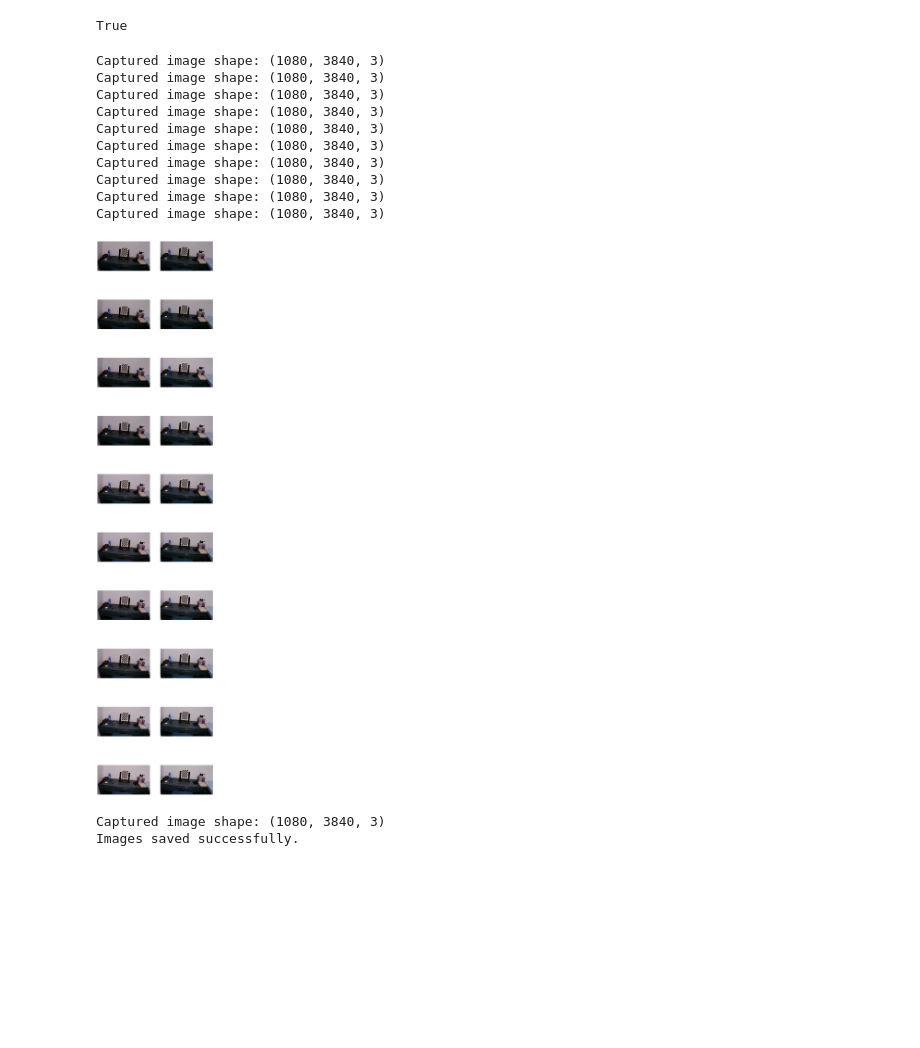
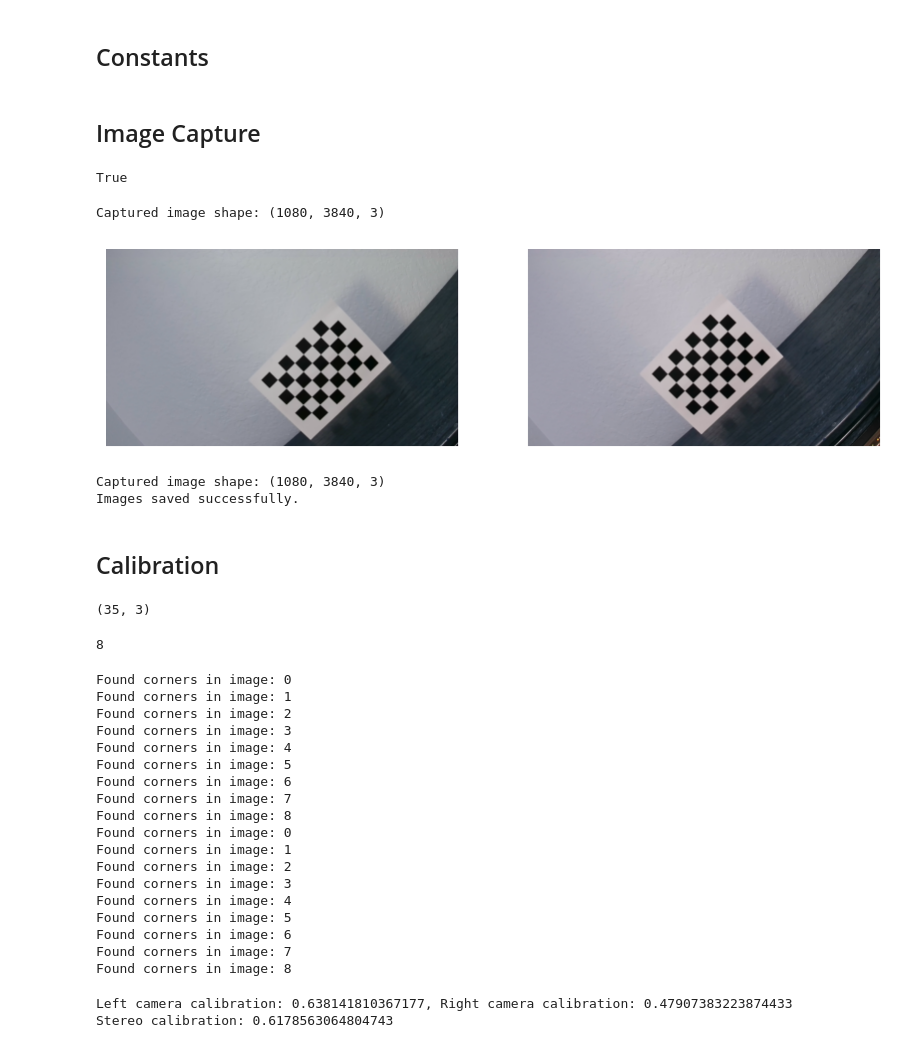
Before and after one commit to UW-RoboSoccer/vision_and_localization, a Jupyter notebook: testing/localization/camera_calibration/camera_calibration.ipynb, the cells around one changed output. Cells and saved outputs as stored; diff of their text form; code cells hidden in the pictures; blank space fills up the shorter version.

Commit message:
camera calibration jank

```diff
--- a/testing/localization/camera_calibration/camera_calibration.ipynb
+++ b/testing/localization/camera_calibration/camera_calibration.ipynb
@@ -5,3 +7,5 @@ import os
+# %% [markdown]
+## Constants
 # %%
 chess_board_size = (7, 5)
 frame_size = (3840, 1080)
@@ -8,3 +13,5 @@ frame_size = (3840, 1080)
+# %% [markdown]
+## Image Capture
 # %%
 cap = cv2.VideoCapture(1)
 cap.set(cv2.CAP_PROP_FRAME_WIDTH, frame_size[0])
@@ -34,23 +41,16 @@ def capture(ax_left, ax_right, save=False, plot=True):
             ax_left.axis('off')
             ax_right.axis('off')
 # %%
-num_images = 10
+num_images = 1
 fig, axes = plt.subplots(num_images, 2, figsize=(10, 5 * num_images))
+if num_images == 1:
+    axes = [axes]
 for i in range(num_images):
     ax_left, ax_right = axes[i]
     capture(ax_left, ax_right, save=False, plot=True)
 # %% [output]
 Captured image shape: (1080, 3840, 3)
-Captured image shape: (1080, 3840, 3)
-Captured image shape: (1080, 3840, 3)
-Captured image shape: (1080, 3840, 3)
-Captured image shape: (1080, 3840, 3)
-Captured image shape: (1080, 3840, 3)
-Captured image shape: (1080, 3840, 3)
-Captured image shape: (1080, 3840, 3)
-Captured image shape: (1080, 3840, 3)
-Captured image shape: (1080, 3840, 3)
-[figure, old version]
+[figure, new version]
 # %%
 capture(None, None, save=True, plot=False)
 # %% [output]
@@ -58,3 +58,17 @@ Captured image shape: (1080, 3840, 3)
 Images saved successfully.
 # %%
 cap.release()
+# %% [markdown]
+## Calibration
+# %%
+object_points = np.zeros((chess_board_size[0] * chess_board_size[1], 3), np.float32)
+object_points[:, :2] = np.mgrid[0:chess_board_size[0], 0:chess_board_size[1]].T.reshape(-1, 2)
+object_points *= square_size
+object_points.shape
+# %% [output]
+(35, 3)
+# %%
+images = max([int(img.split('.')[0].split('_')[1]) for img in os.listdir('./tuning_images/left/')])
+images
+# %% [output]
+8
@@ -60,0 +93,22 @@ cap.release()
+# %%
+corner_points_left = get_corners(images + 1, 'left')
+corner_points_right = get_corners(images + 1, 'right')
+# %% [output]
+Found corners in image: 0
+Found corners in image: 1
+Found corners in image: 2
+Found corners in image: 3
+Found corners in image: 4
+Found corners in image: 5
+Found corners in image: 6
+Found corners in image: 7
+Found corners in image: 8
+Found corners in image: 0
+Found corners in image: 1
+Found corners in image: 2
+Found corners in image: 3
+Found corners in image: 4
+Found corners in image: 5
+Found corners in image: 6
+Found corners in image: 7
+Found corners in image: 8
@@ -60,0 +130,5 @@ cap.release()
+# %%
+mapx_left, mapy_left, mapx_right, mapy_right, K_left, D_left, K_right, D_right, R, T, Q = calibrate(object_points_list, corner_points_left, corner_points_right, (frame_size[0] // 2, frame_size[1]))
+# %% [output]
+Left camera calibration: 0.638141810367177, Right camera calibration: 0.47907383223874433
+Stereo calibration: 0.6178563064804743
```
Also changed, not shown: parts of 10 cells of this notebook.
